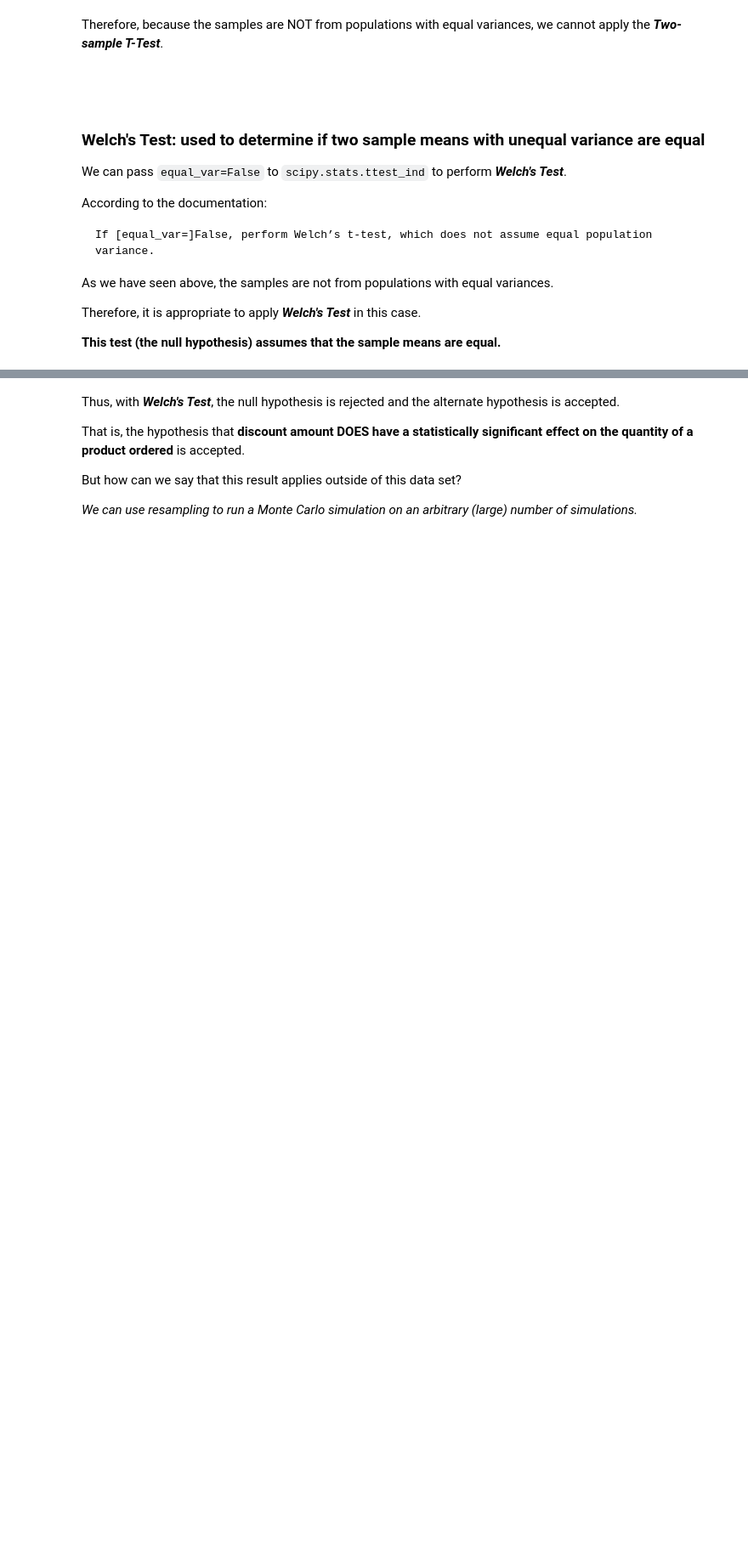
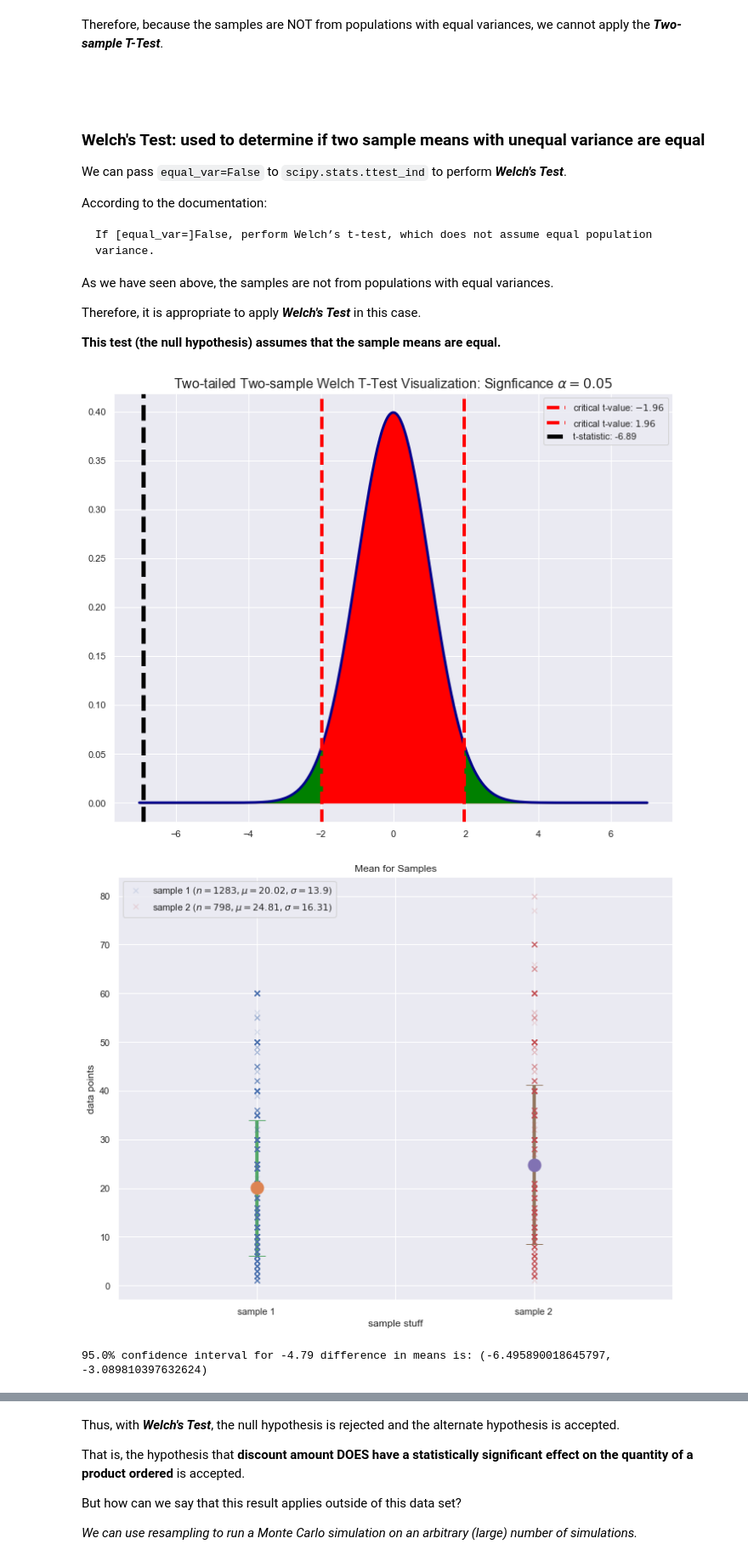
Before and after one commit to sacontreras/dsc-project-module-03, a Jupyter notebook: NorthwindProductDisountOrderEffectAnalysis.ipynb, the cells around one changed output, grey strips where cells are left out. Shown at 85% size. Cells and saved outputs as stored; diff of their text form; code cells hidden in the pictures; blank space fills up the shorter version.

```diff
--- a/NorthwindProductDisountOrderEffectAnalysis.ipynb
+++ b/NorthwindProductDisountOrderEffectAnalysis.ipynb
@@ -603,6 +609,7 @@ def format_pval_result(p_val, alpha, s):
 # %%
-def normality_test(dist, alpha):
+def normality_test(dist, alpha, s_base_desc="distribution"):
     sk, p_val = stats.normaltest(dist)
+    display(Markdown(format_pval_result(p_val, alpha, {'positive_desc': f"{s_base_desc} is NOT normal", 'negative_desc': f"{s_base_desc} IS normal"})))
     return p_val >= alpha, p_val
 # %%
 alpha = 0.05
@@ -700,12 +859,15 @@ def t_test_2_samp(s1, s2, alpha, is_welch=False, one_tailed_type=None):
 # %%
 equal_means, p_val = t_test_2_samp(
     orders_without_discount_df.Quantity
     , orders_with_discount_df.Quantity
     , alpha
     , is_welch=True
 )
-display(Markdown(format_pval_result(p_val, alpha, "$\\mu_d " + ("=" if equal_means else "\\ne") + "\\mu$.")))
+display(Markdown(format_pval_result(p_val, alpha, kwargs=None, s_override="$\\mu_d " + ("=" if equal_means else "\\ne") + "\\mu$.")))
 # %% [output]
+[figure, added]
+[figure, added]
+95.0% confidence interval for -4.79 difference in means is: (-6.495890018645797, -3.089810397632624)
 $p\_val\ (8.119991982163611e-12) < \alpha\ (0.05) \implies$ $\mu_d \ne\mu$.
 # %% [markdown]
 Thus, with ***Welch's Test***, the null hypothesis is rejected and the alternate hypothesis is accepted.
```
Also changed, not shown: parts of 32 cells of this notebook.
